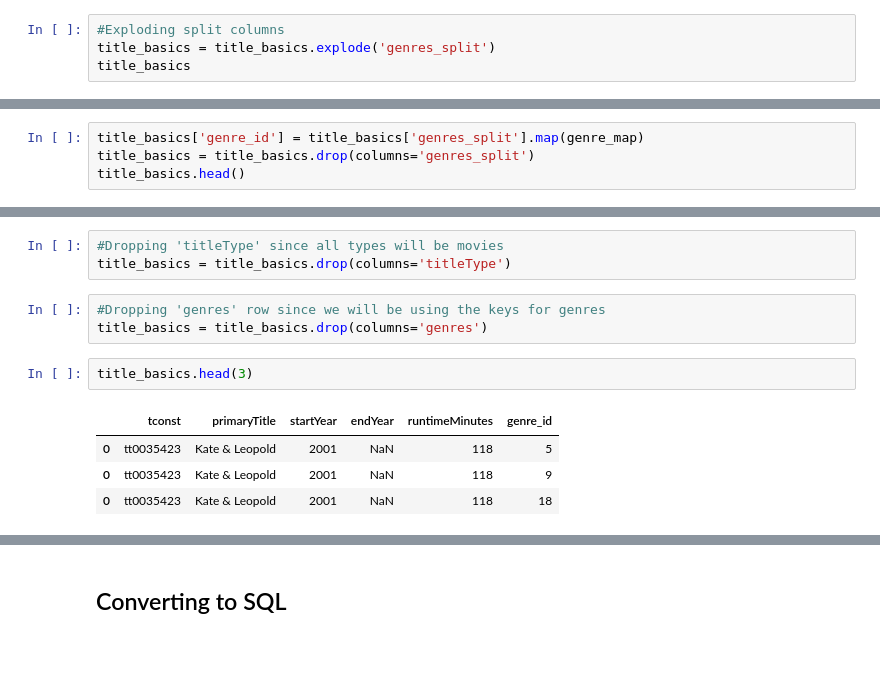
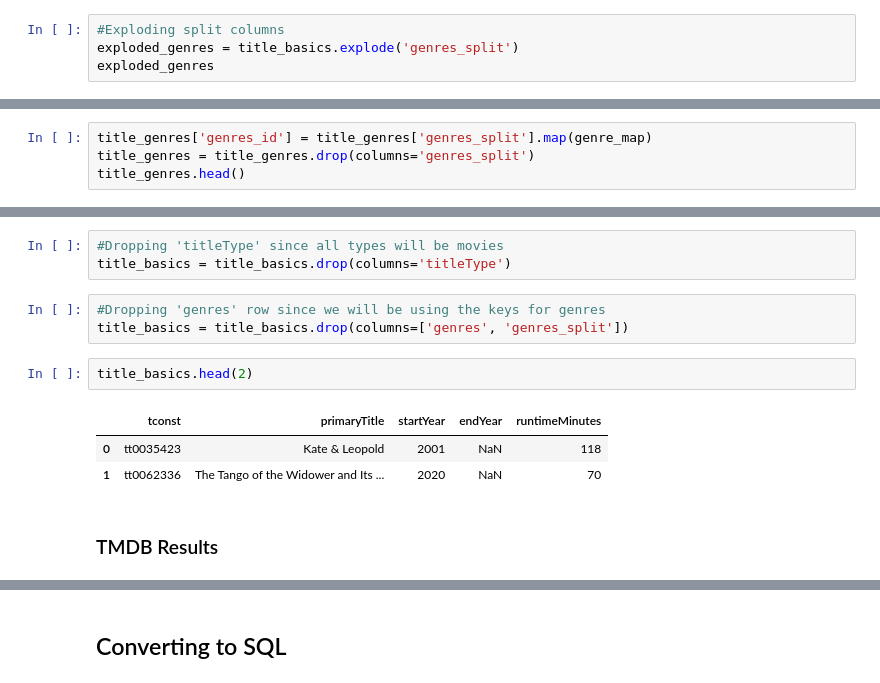
Before and after one commit to Zach-Hanson3/Project-3, a Jupyter notebook: Creating_Database.ipynb, the cells around one changed output, grey strips where cells are left out. Drawn from its saved outputs; the diff is of its cells as text; blank space fills up the shorter version.

```diff
--- a/Creating_Database.ipynb
+++ b/Creating_Database.ipynb
@@ -84,7 +99,7 @@ title_basics
 # %%
 #Exploding split columns
-title_basics = title_basics.explode('genres_split')
-title_basics
+exploded_genres = title_basics.explode('genres_split')
+exploded_genres
 # %% [output]
 |  | tconst | titleType | primaryTitle | originalTitle | isAdult | startYear | endYear | runtimeMinutes | genres | ... |
 | 0 | tt0035423 | movie | Kate & Leopold | Kate & Leopold | 0 | 2001 | NaN | 118 | Comedy,Fantasy,Romance | ... |
@@ -156,5 +161,5 @@ genre_map
 # %%
-title_basics['genre_id'] = title_basics['genres_split'].map(genre_map)
-title_basics = title_basics.drop(columns='genres_split')
-title_basics.head()
+title_genres['genres_id'] = title_genres['genres_split'].map(genre_map)
+title_genres = title_genres.drop(columns='genres_split')
+title_genres.head()
 # %% [output]
@@ -188,11 +199,12 @@ title_basics = title_basics.drop(columns='isAdult')
 title_basics = title_basics.drop(columns='titleType')
 # %%
 #Dropping 'genres' row since we will be using the keys for genres
-title_basics = title_basics.drop(columns='genres')
+title_basics = title_basics.drop(columns=['genres', 'genres_split'])
 # %%
-title_basics.head(3)
+title_basics.head(2)
 # %% [output]
-|  | tconst | primaryTitle | startYear | endYear | runtimeMinutes | genre_id |
-| 0 | tt0035423 | Kate & Leopold | 2001 | NaN | 118 | 5 |
-| 0 | tt0035423 | Kate & Leopold | 2001 | NaN | 118 | 9 |
-| 0 | tt0035423 | Kate & Leopold | 2001 | NaN | 118 | 18 |
+|  | tconst | primaryTitle | startYear | endYear | runtimeMinutes |
+| 0 | tt0035423 | Kate & Leopold | 2001 | NaN | 118 |
+| 1 | tt0062336 | The Tango of the Widower and Its ... | 2020 | NaN | 70 |
+# %% [markdown]
+### TMDB Results
```
Also changed, not shown: parts of 36 cells of this notebook.
